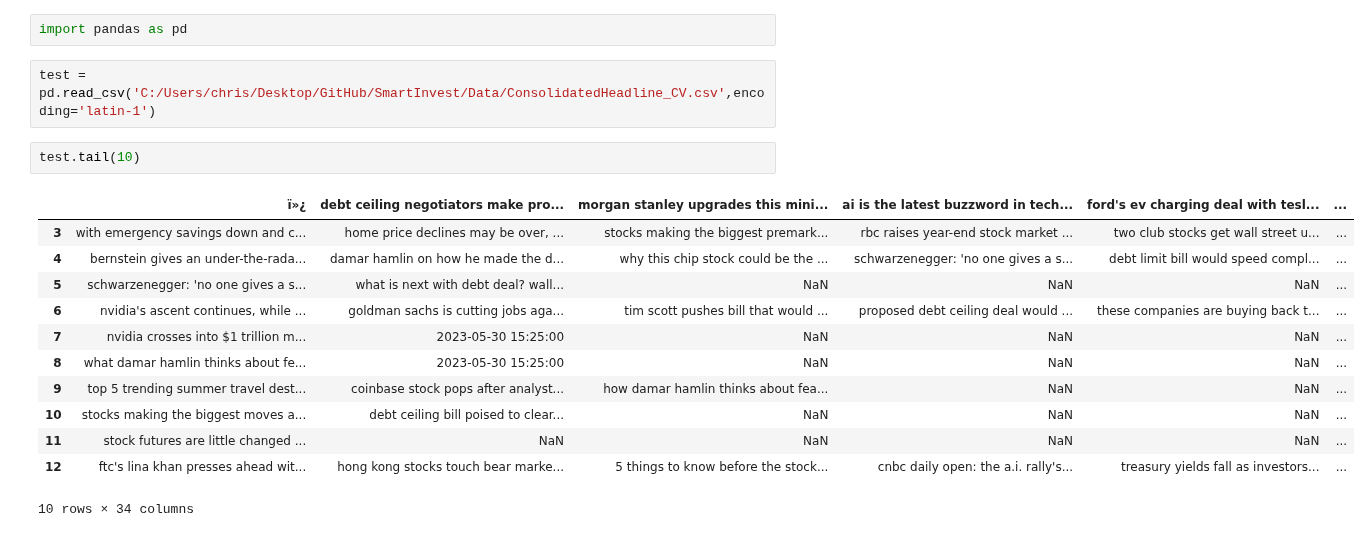
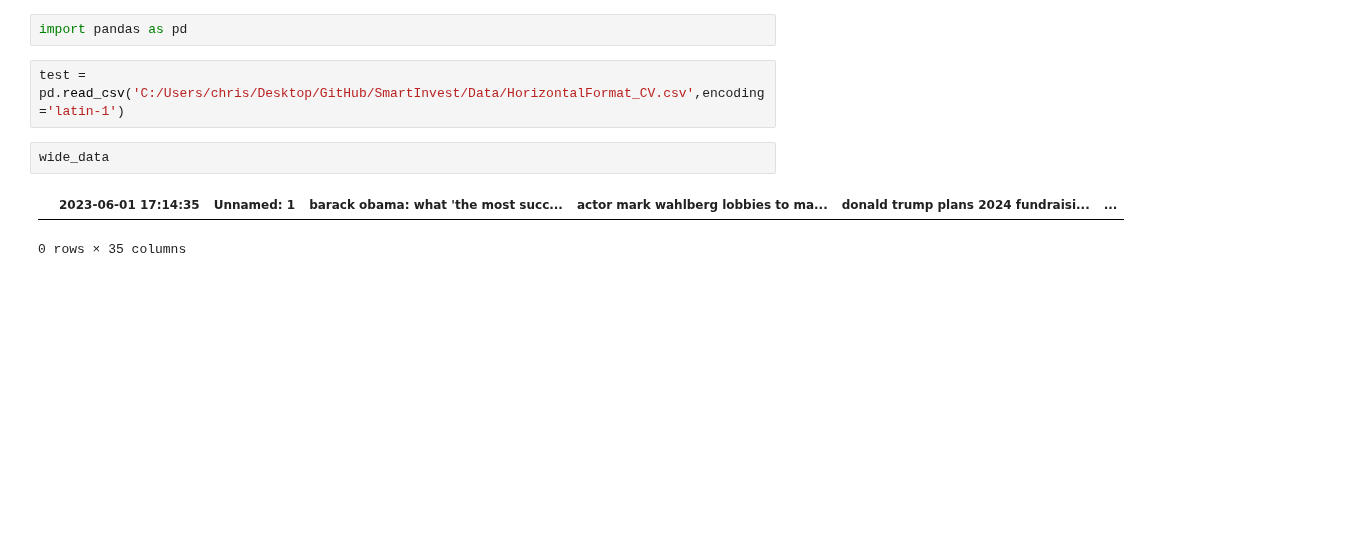
Before and after one commit to ChrisVerg/SmartInvest, a Jupyter notebook: Notebooks/Working Copy_Automated_Chris_SmarInvestWebScrape.ipynb, the cells around one changed output. Cells and saved outputs as stored; diff of their text form; blank space fills up the shorter version.

```diff
--- a/Notebooks/Working Copy_Automated_Chris_SmarInvestWebScrape.ipynb
+++ b/Notebooks/Working Copy_Automated_Chris_SmarInvestWebScrape.ipynb
@@ -117,19 +117,9 @@ append_data_to_csv(URL)
 # %%
 import pandas as pd
 # %%
-test = pd.read_csv('C:/Users/chris/Desktop/GitHub/SmartInvest/Data/ConsolidatedHeadline_CV.csv',encoding='latin-1')
+test = pd.read_csv('C:/Users/chris/Desktop/GitHub/SmartInvest/Data/HorizontalFormat_CV.csv',encoding='latin-1')
 # %%
-test.tail(10)
+wide_data
 # %% [output]
-|  | ï»¿ | debt ceiling negotiators make pro... | morgan stanley upgrades this mini... | ai is the latest buzzword in tech... | ford's ev charging deal with tesl... | ... |
-| 3 | with emergency savings down and c... | home price declines may be over, ... | stocks making the biggest premark... | rbc raises year-end stock market ... | two club stocks get wall street u... | ... |
-| 4 | bernstein gives an under-the-rada... | damar hamlin on how he made the d... | why this chip stock could be the ... | schwarzenegger: 'no one gives a s... | debt limit bill would speed compl... | ... |
-| 5 | schwarzenegger: 'no one gives a s... | what is next with debt deal? wall... | NaN | NaN | NaN | ... |
-| 6 | nvidia's ascent continues, while ... | goldman sachs is cutting jobs aga... | tim scott pushes bill that would ... | proposed debt ceiling deal would ... | these companies are buying back t... | ... |
-| 7 | nvidia crosses into $1 trillion m... | 2023-05-30 15:25:00 | NaN | NaN | NaN | ... |
-| 8 | what damar hamlin thinks about fe... | 2023-05-30 15:25:00 | NaN | NaN | NaN | ... |
-| 9 | top 5 trending summer travel dest... | coinbase stock pops after analyst... | how damar hamlin thinks about fea... | NaN | NaN | ... |
-| 10 | stocks making the biggest moves a... | debt ceiling bill poised to clear... | NaN | NaN | NaN | ... |
-| 11 | stock futures are little changed ... | NaN | NaN | NaN | NaN | ... |
-| 12 | ftc's lina khan presses ahead wit... | hong kong stocks touch bear marke... | 5 things to know before the stock... | cnbc daily open: the a.i. rally's... | treasury yields fall as investors... | ... |
+|  | 2023-06-01 17:14:35 | Unnamed: 1 | barack obama: what 'the most succ... | actor mark wahlberg lobbies to ma... | donald trump plans 2024 fundraisi... | ... |
-10 rows × 34 columns
+0 rows × 35 columns
```
Also changed, not shown: parts of 9 cells of this notebook, 7 other files.
